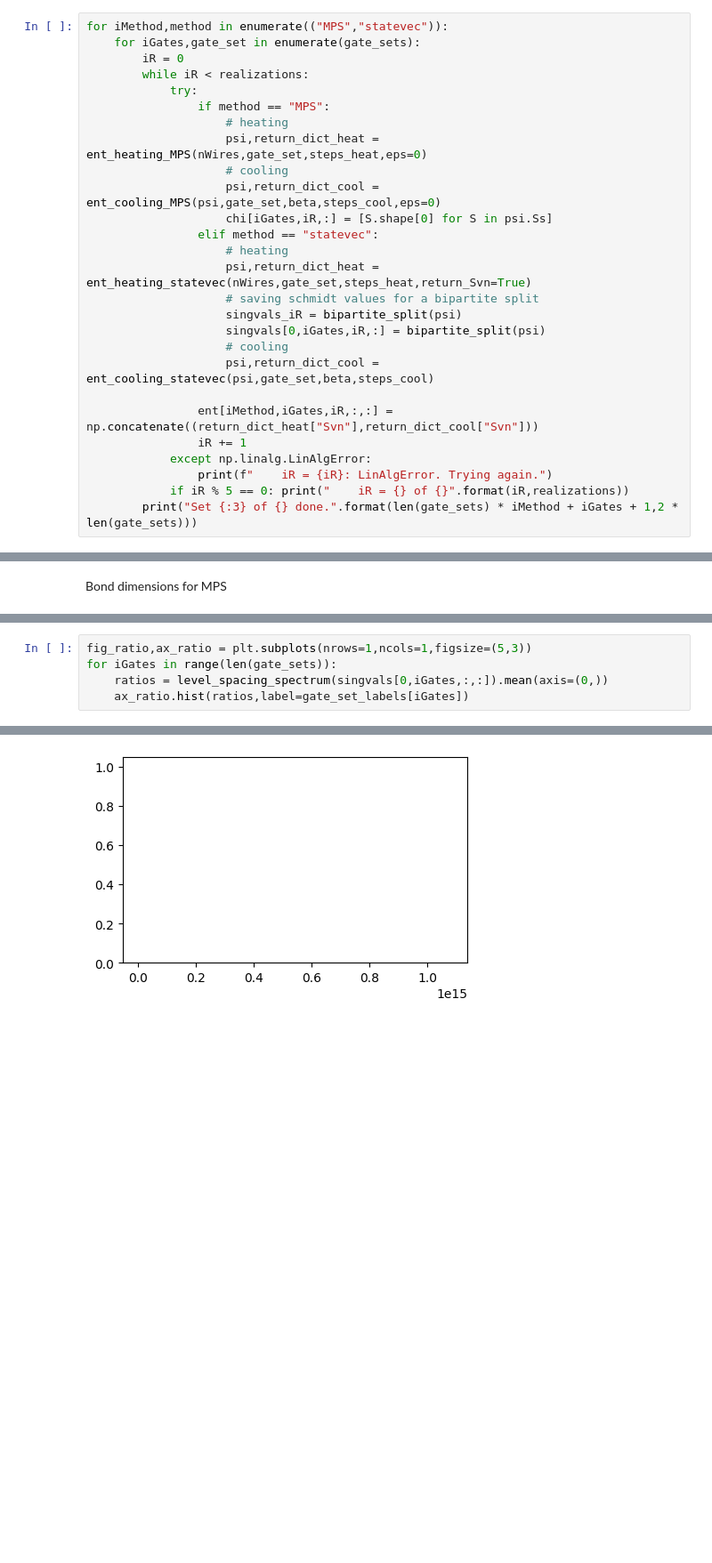
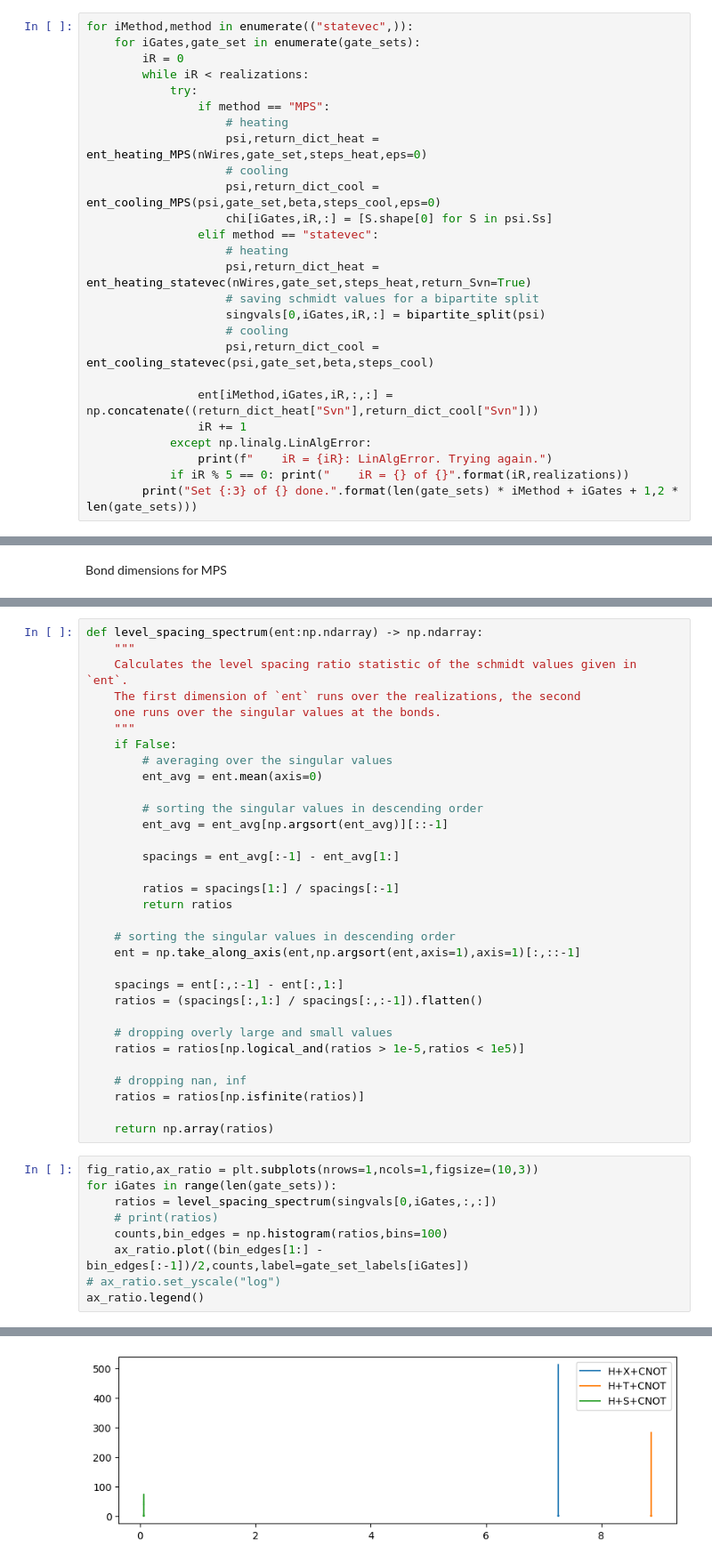
Before and after one commit to HendrikKuehne/entanglement_cooling, a Jupyter notebook: therm_test.ipynb, the cells around one changed output, grey strips where cells are left out. Shown: that part at 89% size. Saved outputs shown, nothing was run; the diff lists cells and outputs as text; blank space fills up the shorter version.

```diff
--- a/therm_test.ipynb
+++ b/therm_test.ipynb
@@ -63,7 +63,7 @@ Third dimension corresponds to the bond.
 # %% [markdown]
 # Simulations
 # %%
-for iMethod,method in enumerate(("MPS","statevec")):
+for iMethod,method in enumerate(("statevec",)):
     for iGates,gate_set in enumerate(gate_sets):
         iR = 0
         while iR < realizations:
@@ -78,7 +78,6 @@ for iMethod,method in enumerate(("MPS","statevec")):
                     # heating
                     psi,return_dict_heat = ent_heating_statevec(nWires,gate_set,steps_heat,return_Svn=True)
                     # saving schmidt values for a bipartite split
-                    singvals_iR = bipartite_split(psi)
                     singvals[0,iGates,iR,:] = bipartite_split(psi)
                     # cooling
                     psi,return_dict_cool = ent_cooling_statevec(psi,gate_set,beta,steps_cool)
@@ -169,6 +168,42 @@ Text(0.5, 24.0, '#step')
+# %%
+def level_spacing_spectrum(ent:np.ndarray) -> np.ndarray:
+    """
+    Calculates the level spacing ratio statistic of the schmidt values given in `ent`.
+    The first dimension of `ent` runs over the realizations, the second
+    one runs over the singular values at the bonds.
+    """
+    if False:
+        # averaging over the singular values
+        ent_avg = ent.mean(axis=0)
+
+        # sorting the singular values in descending order
+        ent_avg = ent_avg[np.argsort(ent_avg)][::-1]
+
+        spacings = ent_avg[:-1] - ent_avg[1:]
+
+        ratios = spacings[1:] / spacings[:-1]
+        return ratios
+
+    # sorting the singular values in descending order
+    ent = np.take_along_axis(ent,np.argsort(ent,axis=1),axis=1)[:,::-1]
+
+    spacings = ent[:,:-1] - ent[:,1:]
+    ratios = (spacings[:,1:] / spacings[:,:-1]).flatten()
+
+    # dropping overly large and small values
+    ratios = ratios[np.logical_and(ratios > 1e-5,ratios < 1e5)]
+
+    # dropping nan, inf
+    ratios = ratios[np.isfinite(ratios)]
+
+    return np.array(ratios)
 # %%
-fig_ratio,ax_ratio = plt.subplots(nrows=1,ncols=1,figsize=(5,3))
+fig_ratio,ax_ratio = plt.subplots(nrows=1,ncols=1,figsize=(10,3))
 for iGates in range(len(gate_sets)):
-    ratios = level_spacing_spectrum(singvals[0,iGates,:,:]).mean(axis=(0,))
-    ax_ratio.hist(ratios,label=gate_set_labels[iGates])
+    ratios = level_spacing_spectrum(singvals[0,iGates,:,:])
+    # print(ratios)
+    counts,bin_edges = np.histogram(ratios,bins=100)
+    ax_ratio.plot((bin_edges[1:] - bin_edges[:-1])/2,counts,label=gate_set_labels[iGates])
+# ax_ratio.set_yscale("log")
+ax_ratio.legend()
 # %% [output]
@@ -175 +211 @@ for iGates in range(len(gate_sets)):
-[figure, old version]
+[figure, new version]
```
Also changed, not shown: parts of 8 cells of this notebook, 12 other files.
